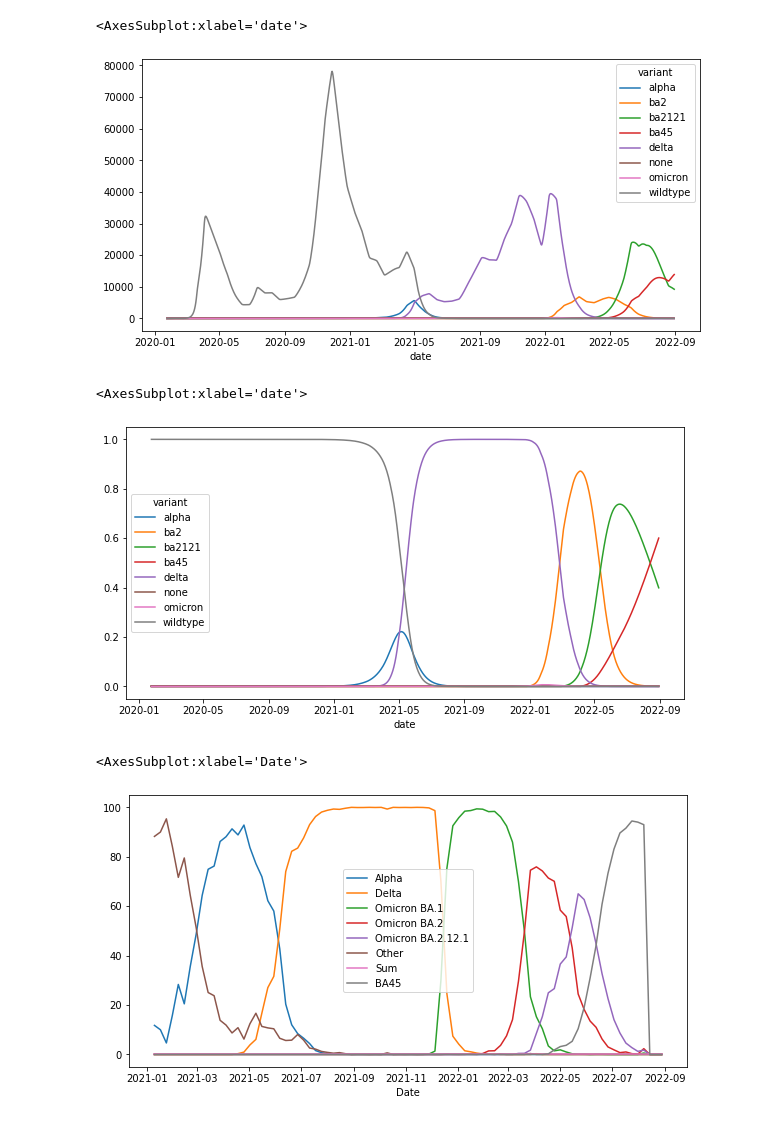
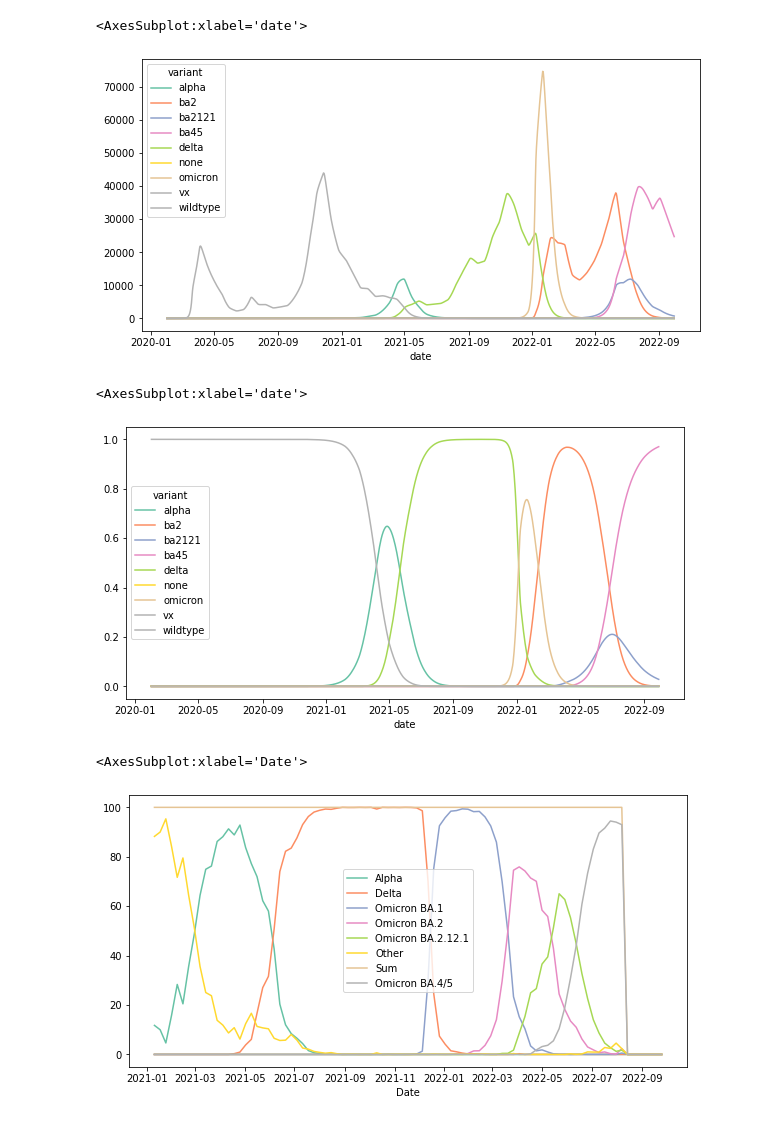
Before and after one commit to CSPH-COVID/covid-models, a Jupyter notebook: covid_model/model_dev_qc/variants/variant_share_qc.ipynb, the cells around one changed output. Saved outputs shown, nothing was run; the diff lists cells and outputs as text; code cells hidden in the pictures.

Commit message:
commented out extraneous code and confirmed that we can now change seeds inline (requires refit)

```diff
--- a/covid_model/model_dev_qc/variants/variant_share_qc.ipynb
+++ b/covid_model/model_dev_qc/variants/variant_share_qc.ipynb
@@ -33,40 +34,30 @@ obs['Date'] = [d.date() for d in obs['Date']]
 obs = obs.set_index('Date')
 # %%
 seeds = [
+    {"param": "wildtype_seed", "attrs": None, "vals": {"2020-01-01": 0, "2020-01-24": 2.2, "2020-01-30": 0}, "desc": "2.2 wildtype seeds are planted each day in CO starting January 24th, 2020"},
+    {"param": "alpha_seed", "attrs": None, "vals": {"2020-01-01": 0, "2020-11-09": 1, "2020-12-04": 0}, "desc": "1 Alpha seed is planted each day starting November 9th, 2020 and ending December 4th, 2020"},
+    {"param": "delta_seed", "attrs": None, "vals": {"2020-01-01": 0, "2021-03-07": 1, "2021-04-11": 0}, "desc": "1 Delta seed is planted each day starting March 7th, 2021 and ending April 11th, 2021"},
     {"param": "omicron_seed", "attrs": None, "vals": {"2020-01-01": 0, "2021-11-09": 1, "2021-12-11": 0}, "desc": "1 BA.1 seed is planted each day starting November 9th, 2021 and ending December 11th, 2021"},
     {"param": "ba2_seed", "attrs": None, "vals": {"2020-01-01": 0, "2021-12-23": 5, "2022-02-02": 0}, "desc": "5 BA.2 seeds are planted each day starting December 23rd, 2021 and ending February 2nd, 2022"},
     {"param": "ba2121_seed", "attrs": None, "vals": {"2020-01-01": 0, "2022-02-27": 5, "2022-04-08": 0}, "desc": "5 BA.2.12.1 seeds are planted each day starting February 27th, 2022 and ending April 8th, 2022"},
     {"param": "ba45_seed", "attrs": None, "vals": {"2020-01-01": 0, "2022-04-05": 5, "2022-05-15": 0}, "desc": "5 BA.4/5 seeds are planted each day started April 5th, 2022 and ending May 15, 2022"},
-    {"param": "immune_escape", "from_attrs": {"variant": "none", "immun": "weak"},  "to_attrs": {"variant": "delta"}, "vals": {"2020-01-01": 0.375}, "desc": "37.5% of weakly immune individuals can get reinfected with Delta"},
-    {"param": "immune_escape", "from_attrs": {"immun": "strong", "variant": ["none", "wildtype", "alpha", "delta"]}, "to_attrs": {"variant": ["omicron", "ba2", "ba2121"]}, "vals": {"2020-01-01": 0.1}, "desc": "given prior infection with a pre-Omicron variant, 10% of strongly immune individuals can get reinfected with BA.1, BA.2, or BA.2.12.1"},
-    {"param": "immune_escape", "from_attrs": {"immun": "weak", "variant": ["none", "wildtype", "alpha", "delta"]}, "to_attrs": {"variant": ["omicron", "ba2", "ba2121"]}, "vals": {"2020-01-01": 0.75}, "desc": "given prior infection with a pre-Omicron variant, 75% of weakly immune individuals can get reinfected with BA.1, BA.2, or BA.2.12.1"},
-    {"param": "immune_escape", "from_attrs": {"immun": "strong", "variant": ["omicron", "ba2"]}, "to_attrs": {"variant": ["ba2121"]}, "vals": {"2020-01-01": 0.03}, "desc": "given prior infection with BA.1 or BA.2, 3% of strongly immune individuals can get reinfected with BA.2.12.1"},
-    {"param": "immune_escape", "from_attrs": {"immun": "weak", "variant": ["omicron", "ba2"]}, "to_attrs": {"variant": ["ba2121"]}, "vals": {"2020-01-01": 0.25}, "desc": "given prior infection with BA.1 or BA.2, 25% of weakly immune individuals can get reinfected with BA.2.12.1"},
-    {"param": "immune_escape", "from_attrs": {"immun": "strong", "variant": ["none", "wildtype", "alpha", "delta"]}, "to_attrs": {"variant": ["ba45"]}, "vals": {"2020-01-01": 0.15}, "desc": "given prior infection with a pre-Omicron variant, 15% of strongly immune individuals can get reinfected with BA.4/5"},
-    {"param": "immune_escape", "from_attrs": {"immun": "weak", "variant": ["none", "wildtype", "alpha", "delta"]}, "to_attrs": {"variant": ["ba45"]}, "vals": {"2020-01-01": 0.80}, "desc": "given prior infection with a pre-Omicron variant, 80% of weakly immune individuals can get reinfected with BA.4/5"},
-    {"param": "immune_escape", "from_attrs": {"immun": "strong", "variant": ["omicron", "ba2", "ba2121"]}, "to_attrs": {"variant": ["ba45"]}, "vals": {"2020-01-01": 0.04}, "desc": "given prior infection with an Omicron variant, 4% of strongly immune individuals can get reinfected with BA.4/5"},
-    {"param": "immune_escape", "from_attrs": {"immun": "weak", "variant": ["omicron", "ba2", "ba2121"]}, "to_attrs": {"variant": ["ba45"]}, "vals": {"2020-01-01": 0.40}, "desc": "given prior infection with an Omicron variant, 40% of weakly immune individuals can get reinfected with BA.4/5"},
-    {"param": "severe_immunity", "attrs": {"immun": ["strong", "weak"]}, "vals": {"2020-01-01": 0.975}, "desc": "97.5% of people with some level of immunity are protected against severe disease"},
-    {"param": "severe_immunity", "attrs": {"immun": ["strong", "weak"], "vacc": "none"}, "vals": {"2020-01-01": 0.5}, "desc": "unvaccinated individuals whose immunity was conferred by natural infection have 47.5% less protection against severe disease than those whose strong or weak immunity was conferred by vaccination"},
-    {"param": "severe_immunity", "attrs": {"variant": "delta"}, "mults": {"2020-01-01": 0.9}, "desc": "90% of people with a prior Delta infection are protected against severe disease"},
-    {"param": "severe_immunity", "attrs": {"vacc": ["shot1", "shot2"], "variant": ["omicron", "ba2", "ba2121", "ba45"]}, "mults": {"2020-01-01": 0.7}, "desc": "70% of people who have completed a vaccine series are protected against severe Omicron"},
-    {"param": "severe_immunity", "attrs": {"vacc": ["booster1", "booster2"], "variant": ["omicron", "ba2", "ba2121", "ba45"]}, "mults": {"2020-01-01": 0.9}, "desc": "90% of people who have been boosted are protected against severe Omicron"},
+    {"param": "vx_seed", "attrs":  None, "vals":  {"2020-01-01": 0, "2022-09-20": 0, "2022-10-20": 0}, "desc": "baseline Variant X seeding value for scenarios"},
 ]
 
 model_args = {
-    'params_defs': json.load(open('covid_model/input/params_simplified.json')) + seeds,
+    'params_defs': json.load(open('covid_model/analysis/20220921_sep_gov_briefing/20220921_scenario_params.json')) + seeds,
     'region_defs': 'covid_model/input/region_definitions.json',
     'vacc_proj_params': 'covid_model/input/vacc_proj_params.json',
     'regions': ['co'],
     'mobility_mode': None,
     'start_date': '2020-01-24',
-    'end_date': '2022-11-07',
+    'end_date': '2022-12-31',
     'max_step_size': 1.0,
     'ode_method': 'RK45',
     'hosp_reporting_frac': {"2020-01-01": 1, "2022-03-01": 0.932, "2022-03-15": 0.868, "2022-03-30": 0.8}
 }
-model_args = {'base_spec_id': 3571,
-              'update_data': False}
+#model_args = {'base_spec_id': 4019, # input the spec ID for the model you want here to avoid having to fit it again
+              #'update_data': False}
 fit_args = {
     #'fit_start_date': '2022-01-24',
     #'fit_end_date': '2022-08-30',
@@ -78,6 +69,6 @@ fit_args = {
     'last_tc_window_min_size': 14,
     'outdir': outdir
 }
-model = CovidModelSimplified(**model_args)
+model = CovidModel(**model_args)
 model.prep(outdir=outdir)
 # %% [output]
@@ -107,27 +101,21 @@ model = do_single_fit(**fit_args, base_model = model, prep_model=False)
 model.solve_seir()
 soln = model.solution_sum_df(['seir', 'variant'])
 # %%
-start_date = dt.datetime.strptime('2022-01-01', '%Y-%m-%d').date()
-end_date = dt.datetime.strptime('2022-08-30', '%Y-%m-%d').date()
+start_date = dt.datetime.strptime('2020-02-01', '%Y-%m-%d').date()
+end_date = dt.datetime.strptime('2022-09-30', '%Y-%m-%d').date()
 rows = (soln.index.get_level_values(0) >= start_date) & (soln.index.get_level_values(0) <= end_date)
 cols = [any(colname == seir for seir in ['Ih', 'I', 'A']) for colname in soln.columns.get_level_values(0)]
 infected_by_variant = soln.loc[rows, cols].groupby('variant', axis=1).sum()
-# %%
-start_date = dt.datetime.strptime('2020-01-01', '%Y-%m-%d').date()
-end_date = dt.datetime.strptime('2022-08-30', '%Y-%m-%d').date()
-rows = (soln.index.get_level_values(0) >= start_date) & (soln.index.get_level_values(0) <= end_date)
-cols = [any(colname == seir for seir in ['Ih', 'I', 'A']) for colname in soln.columns.get_level_values(0)]
-infected_by_variant = soln.loc[rows, cols].groupby('variant', axis=1).sum()
 # %%
-infected_by_variant.plot(figsize=(10, 5))
+infected_by_variant.plot(figsize=(10, 5), cmap='Set2')
 # %% [output]
 <AxesSubplot:xlabel='date'>
-[figure, old version]
+[figure, new version]
 # %%
-infected_by_variant.div(infected_by_variant.sum(axis=1), axis=0).plot(figsize=(10, 5))
+infected_by_variant.div(infected_by_variant.sum(axis=1), axis=0).plot(figsize=(10, 5), cmap='Set2')
 # %% [output]
 <AxesSubplot:xlabel='date'>
-[figure, old version]
+[figure, new version]
 # %%
 # Saves data from plot above to .csv file - may need to update file path and name depending on preferences
 new_infected_by_variant = infected_by_variant.div(infected_by_variant.sum(axis=1), axis=0)
@@ -135,9 +123,10 @@ new_df = pd.DataFrame(new_infected_by_variant)
 new_df.to_csv('./covid_model/output/norm_variant_prev.csv')
 # %%
 obs_rows = (obs.index.values >= start_date) & (obs.index.values <= end_date)
-obs['BA45'] = obs['Omicron BA.4'] + obs['Omicron BA.5']
-obs.drop(columns=['Omicron BA.4', 'Omicron BA.5']).loc[obs_rows,].plot(figsize=(10,5))
+obs['Omicron BA.4/5'] = obs['Omicron BA.4'] + obs['Omicron BA.5']
+obs = obs.drop(columns=['Omicron BA.4', 'Omicron BA.5']).loc[obs_rows,]
+obs.plot(figsize=(10,5), cmap='Set2')
 # %% [output]
 <AxesSubplot:xlabel='Date'>
-[figure, old version]
+[figure, new version]
 # %%
```
Also changed, not shown: parts of 15 cells of this notebook.
